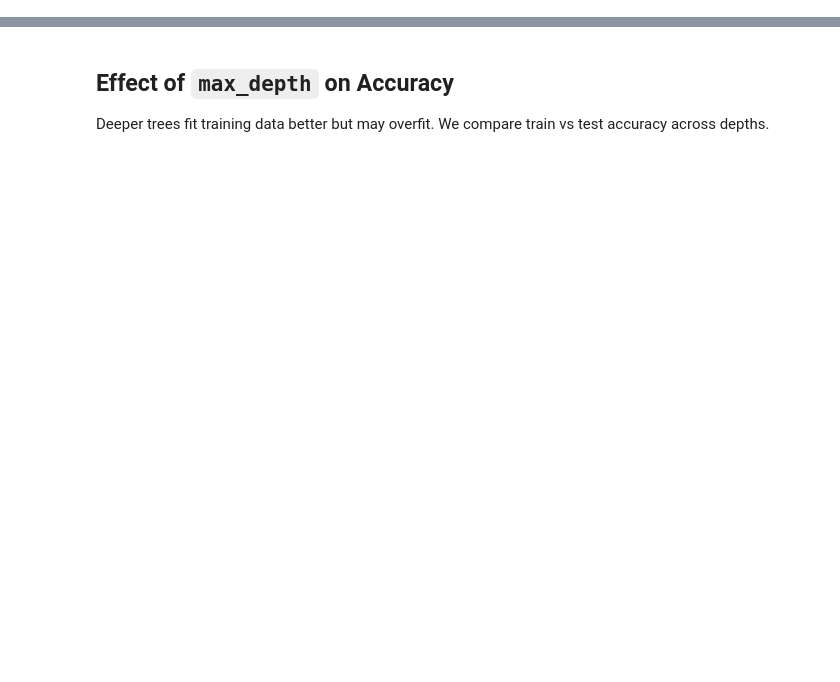
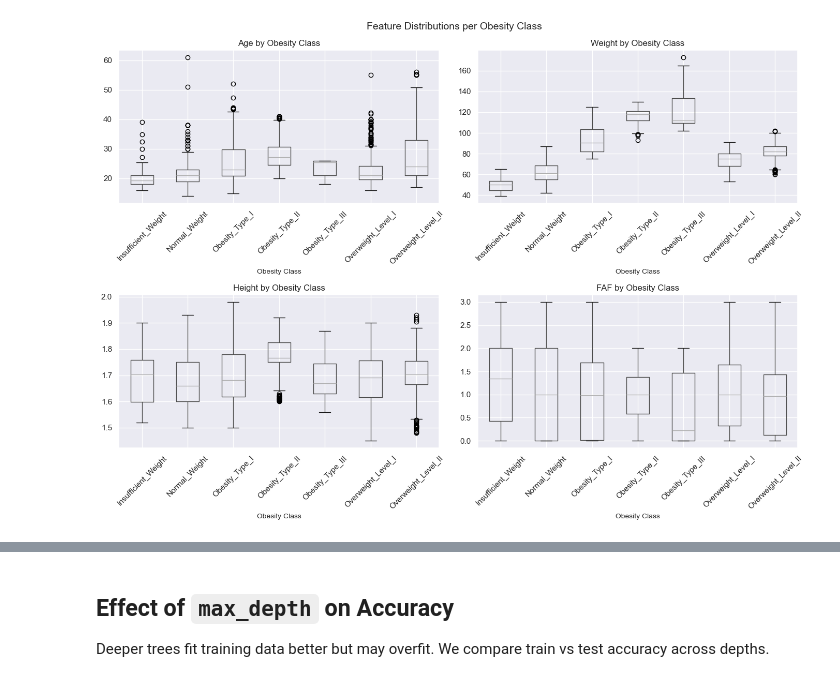
Before and after one commit to GraceYang9127/CMOR438Final, a Jupyter notebook: examples/Supervised Learning/Decision Trees/decision_tree.ipynb, the cells around one changed output, grey strips where cells are left out. Saved outputs shown, nothing was run; the diff lists cells and outputs as text; code cells hidden in the pictures; blank space fills up the shorter version.

```diff
--- a/examples/Supervised Learning/Decision Trees/decision_tree.ipynb
+++ b/examples/Supervised Learning/Decision Trees/decision_tree.ipynb
@@ -52,0 +118,19 @@ except FileNotFoundError:
+# %%
+# Boxplots: distribution of key features per obesity class
+try:
+    import pandas as pd
+    df_plot = pd.read_csv('../../../data/Obesity_levels.csv')
+    plot_features = ['Age', 'Weight', 'Height', 'FAF']
+    fig, axes = plt.subplots(2, 2, figsize=(14, 10))
+    for ax, feat in zip(axes.ravel(), plot_features):
+        df_plot.boxplot(column=feat, by='NObeyesdad', ax=ax)
+        ax.set_title(f'{feat} by Obesity Class', fontsize=12)
+        ax.set_xlabel('Obesity Class', fontsize=10)
+        ax.tick_params(axis='x', rotation=45)
+    plt.suptitle('Feature Distributions per Obesity Class', fontsize=14)
+    plt.tight_layout()
+    plt.show()
+except FileNotFoundError:
+    print('CSV not found. Skipping boxplots.')
+# %% [output]
+[figure, added]
```
Also changed, not shown: parts of 9 cells of this notebook, 1 other file.
